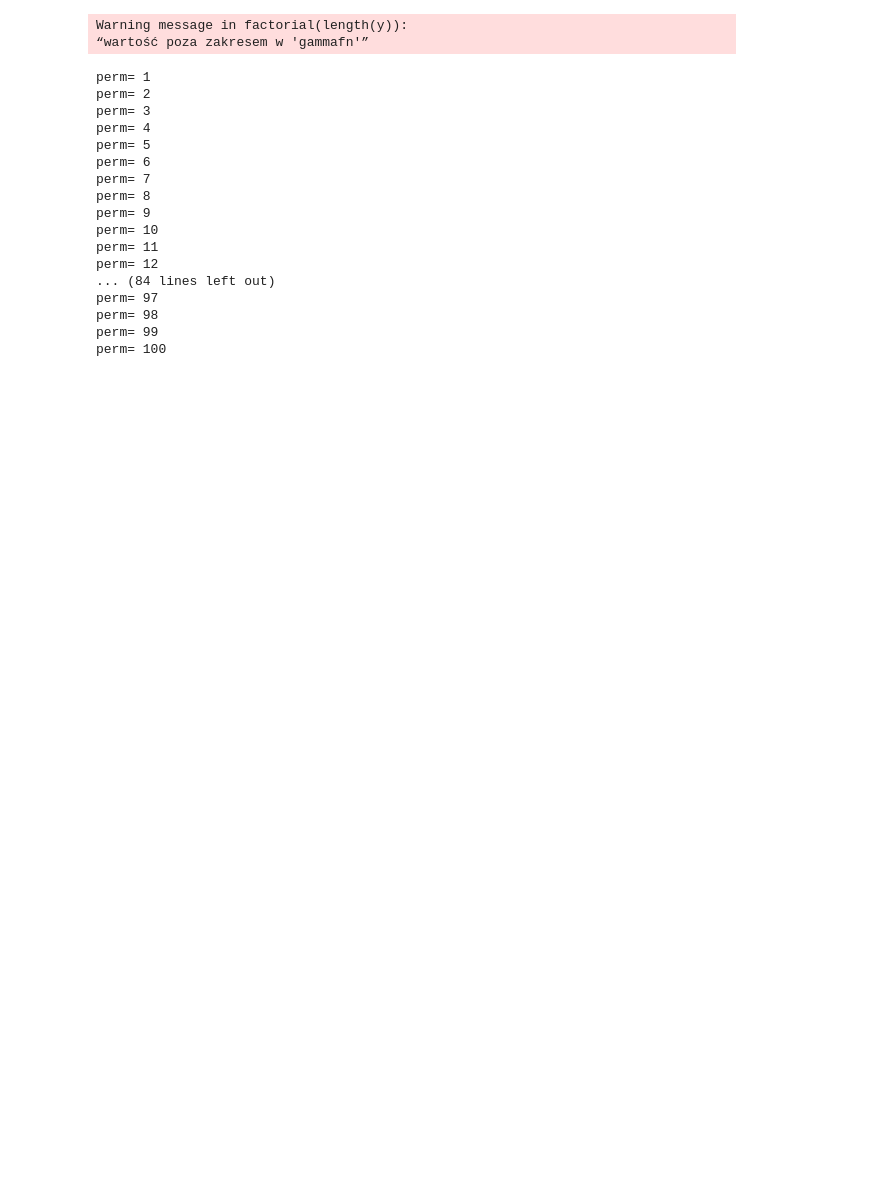
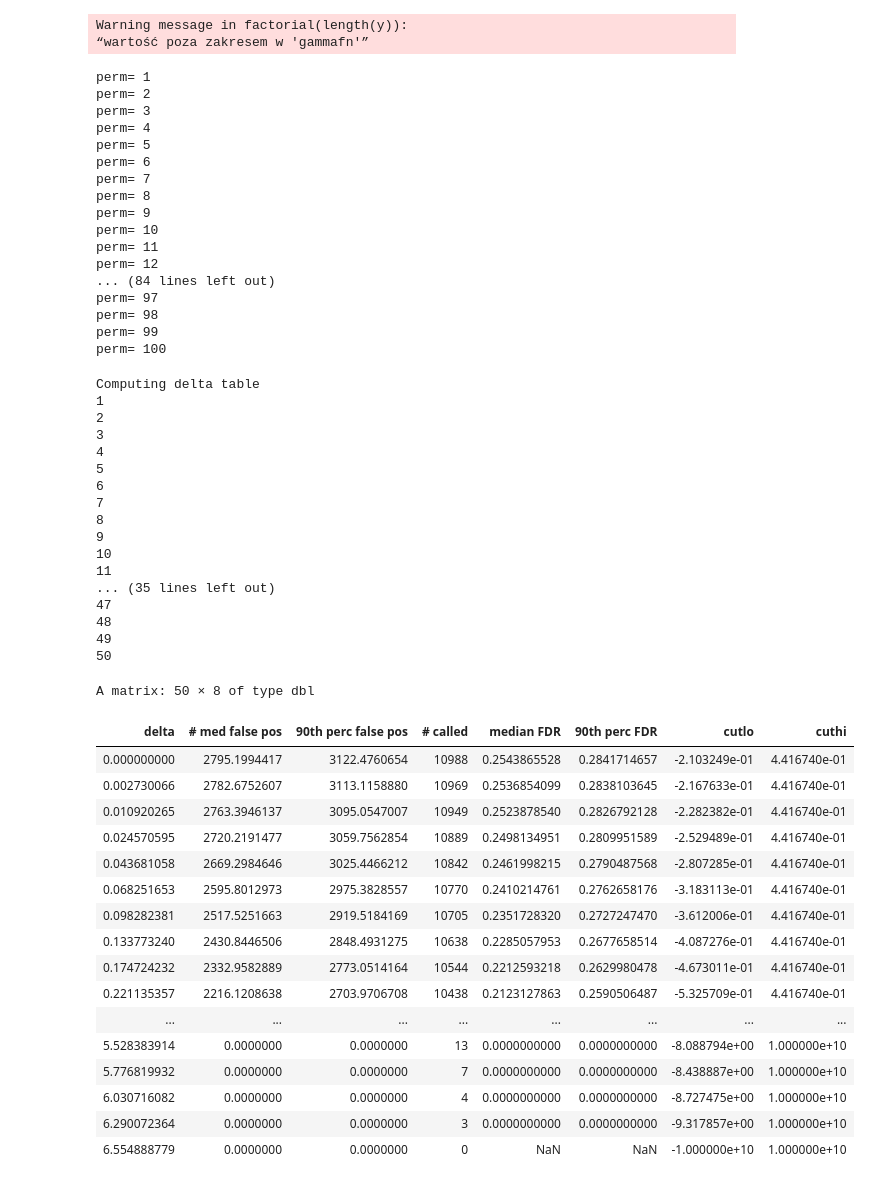
Before and after one commit to sjwilczynski/geneExpr, a Jupyter notebook: samr.ipynb, the cells around one changed output. Saved outputs shown, nothing was run; the diff lists cells and outputs as text; code cells hidden in the pictures; blank space fills up the shorter version.

```diff
--- a/samr.ipynb
+++ b/samr.ipynb
@@ -34,4 +43,43 @@ perm= 97
 perm= 98
 perm= 99
 perm= 100
+# %%
+delta.table <- samr.compute.delta.table(result)
+delta.table
+# %% [output]
+Computing delta table
+1
+2
+3
+4
+5
+6
+7
+8
+9
+10
+11
+... (35 lines left out)
+47
+48
+49
+50
+A matrix: 50 × 8 of type dbl
+| delta | # med false pos | 90th perc false pos | # called | median FDR | 90th perc FDR | cutlo | cuthi |
+| 0.000000000 | 2795.1994417 | 3122.4760654 | 10988 | 0.2543865528 | 0.2841714657 | -2.103249e-01 | 4.416740e-01 |
+| 0.002730066 | 2782.6752607 | 3113.1158880 | 10969 | 0.2536854099 | 0.2838103645 | -2.167633e-01 | 4.416740e-01 |
+| 0.010920265 | 2763.3946137 | 3095.0547007 | 10949 | 0.2523878540 | 0.2826792128 | -2.282382e-01 | 4.416740e-01 |
+| 0.024570595 | 2720.2191477 | 3059.7562854 | 10889 | 0.2498134951 | 0.2809951589 | -2.529489e-01 | 4.416740e-01 |
+| 0.043681058 | 2669.2984646 | 3025.4466212 | 10842 | 0.2461998215 | 0.2790487568 | -2.807285e-01 | 4.416740e-01 |
+| 0.068251653 | 2595.8012973 | 2975.3828557 | 10770 | 0.2410214761 | 0.2762658176 | -3.183113e-01 | 4.416740e-01 |
+| 0.098282381 | 2517.5251663 | 2919.5184169 | 10705 | 0.2351728320 | 0.2727247470 | -3.612006e-01 | 4.416740e-01 |
+| 0.133773240 | 2430.8446506 | 2848.4931275 | 10638 | 0.2285057953 | 0.2677658514 | -4.087276e-01 | 4.416740e-01 |
+| 0.174724232 | 2332.9582889 | 2773.0514164 | 10544 | 0.2212593218 | 0.2629980478 | -4.673011e-01 | 4.416740e-01 |
+| 0.221135357 | 2216.1208638 | 2703.9706708 | 10438 | 0.2123127863 | 0.2590506487 | -5.325709e-01 | 4.416740e-01 |
+| ... | ... | ... | ... | ... | ... | ... | ... |
+| 5.528383914 | 0.0000000 | 0.0000000 | 13 | 0.0000000000 | 0.0000000000 | -8.088794e+00 | 1.000000e+10 |
+| 5.776819932 | 0.0000000 | 0.0000000 | 7 | 0.0000000000 | 0.0000000000 | -8.438887e+00 | 1.000000e+10 |
+| 6.030716082 | 0.0000000 | 0.0000000 | 4 | 0.0000000000 | 0.0000000000 | -8.727475e+00 | 1.000000e+10 |
+| 6.290072364 | 0.0000000 | 0.0000000 | 3 | 0.0000000000 | 0.0000000000 | -9.317857e+00 | 1.000000e+10 |
+| 6.554888779 | 0.0000000 | 0.0000000 | 0 | NaN | NaN | -1.000000e+10 | 1.000000e+10 |
 # %%
```
Also changed, not shown: parts of 13 cells of this notebook, 1 other file.
